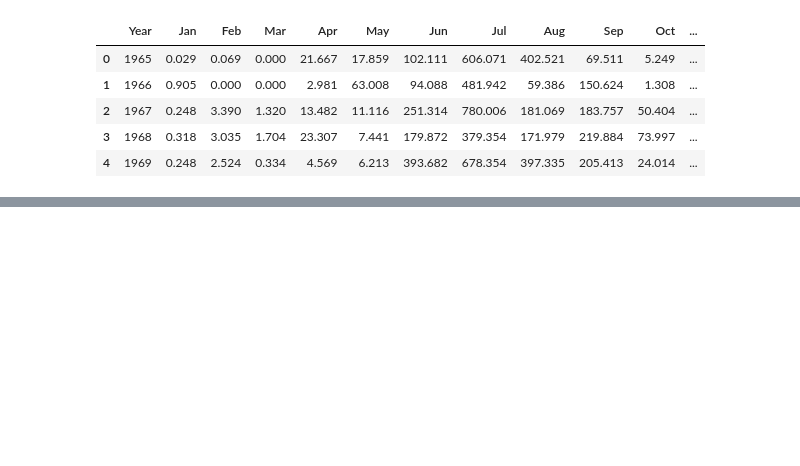
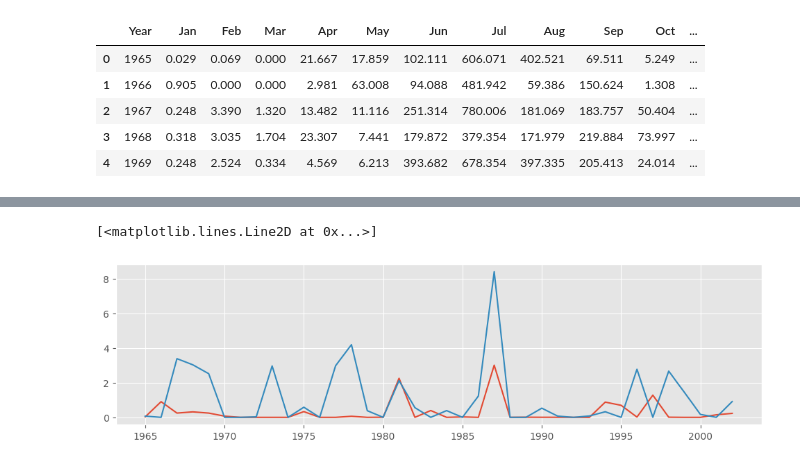
Before and after one commit to MezaMauricio/Portfolio, a Jupyter notebook: C04.ipynb, the cells around one changed output, grey strips where cells are left out. Cells and saved outputs as stored; diff of their text form; code cells hidden in the pictures; blank space fills up the shorter version.

```diff
--- a/C04.ipynb
+++ b/C04.ipynb
@@ -132,0 +223,7 @@ df.reset_index().head()
+# %%
+fig, ax = plt.subplots(figsize=(12, 3))
+ax.plot(df_lluvias.index, df_lluvias['Jan'], label='Precipitaciones de enero')
+ax.plot(df_lluvias.index, df_lluvias['Feb'], label='Precipitaciones de febrero', color='C1')
+# %% [output]
+[<matplotlib.lines.Line2D at 0x...>]
+[figure, added]
```
Also changed, not shown: parts of 23 cells of this notebook, 1 other file.
